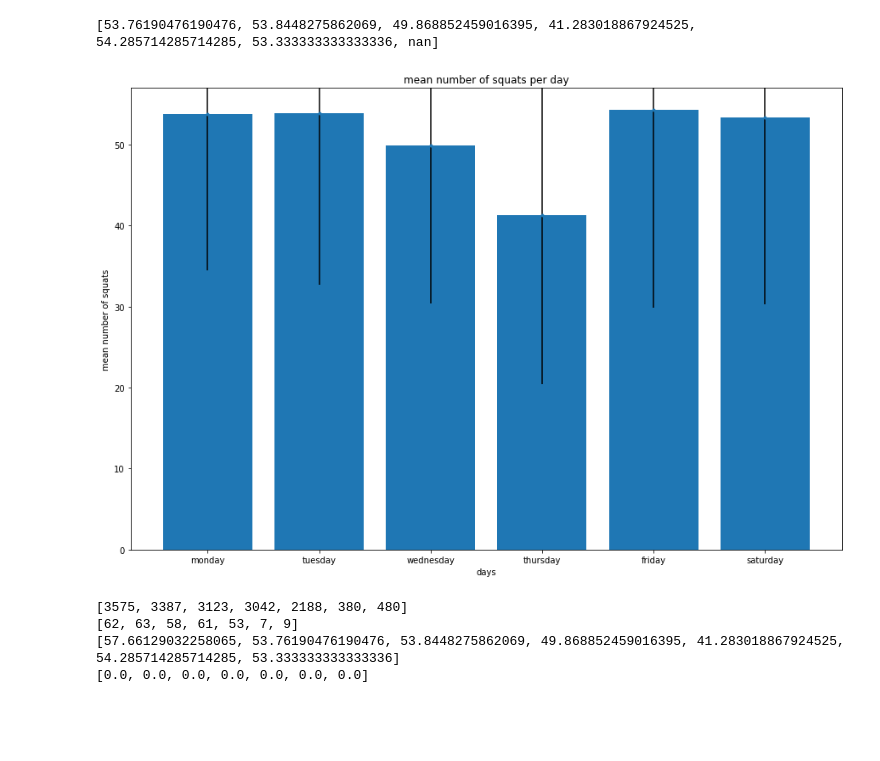
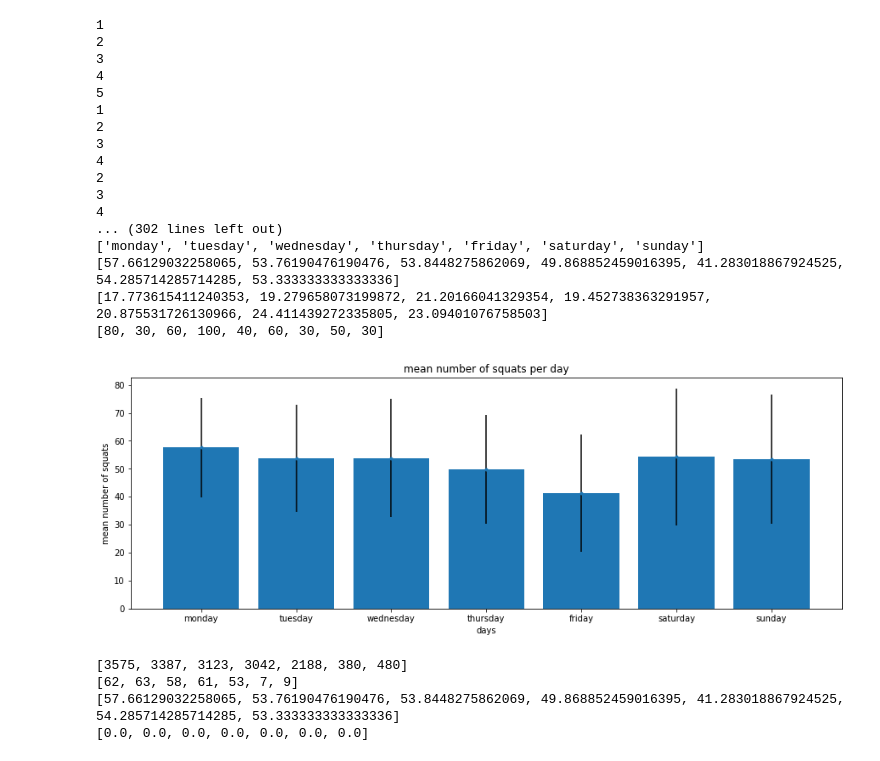
Before and after one commit to kaggleidk/Thesis, a Jupyter notebook: test.ipynb, the cells around one changed output. Drawn from its saved outputs; the diff is of its cells as text; code cells hidden in the pictures; blank space fills up the shorter version.

```diff
--- a/test.ipynb
+++ b/test.ipynb
@@ -24,7 +24,8 @@ for i in range(len(df)):
     #for every file take the date and amount of squats
     data = df.iloc[i]
     #get day number
-    day = parser.parse(data[0]).weekday()
+    day = parser.parse(data[0]).isoweekday()
+    print(day)
     #print(day)
     #get data
     amount = int(data[1])
@@ -46,37 +47,51 @@ for i in range(len(df)):
         case 7:
             sunday.append(amount)
 
-
 #create dataset mean squats per day
 data = {
     'monday' : np.mean(monday),
     'tuesday' : np.mean(tuesday),
     'wednesday' : np.mean(wednesday),
     'thursday' : np.mean(thursday),
     'friday' : np.mean(friday),
     'saturday' : np.mean(saturday),
     'sunday' : np.mean(sunday)
 }
 
 #create list with standard deviation per day
 stdev = [np.std(monday), np.std(tuesday), np.std(wednesday), np.std(thursday), np.std(friday), np.std(saturday), np.std(sunday)]
 print(list(data.values()))
 days = list(data.keys())
 mean = list(data.values())
-
 #initialise plot
 f = mp.figure(figsize = (15, 5))
 #add data to the plot
 mp.bar(days, mean)
 #add errorbars
 mp.errorbar(days, mean, yerr=stdev, fmt='.', ecolor='black')
 mp.xlabel('days')
 mp.ylabel('mean number of squats')
 mp.title('mean number of squats per day')
 
 #show the plot
 mp.show()
 # %% [output]
-[53.76190476190476, 53.8448275862069, 49.868852459016395, 41.283018867924525, 54.285714285714285, 53.333333333333336, nan]
+1
+2
+3
+4
+5
+1
+2
+3
+4
+2
+3
+4
+... (302 lines left out)
+['monday', 'tuesday', 'wednesday', 'thursday', 'friday', 'saturday', 'sunday']
+[57.66129032258065, 53.76190476190476, 53.8448275862069, 49.868852459016395, 41.283018867924525, 54.285714285714285, 53.333333333333336]
+[17.773615411240353, 19.279658073199872, 21.20166041329354, 19.452738363291957, 20.875531726130966, 24.411439272335805, 23.09401076758503]
+[80, 30, 60, 100, 40, 60, 30, 50, 30]
-[figure, old version]
+[figure, new version]
 # %%
```
Also changed, not shown: parts of 1 cell of this notebook, 1 other file.
